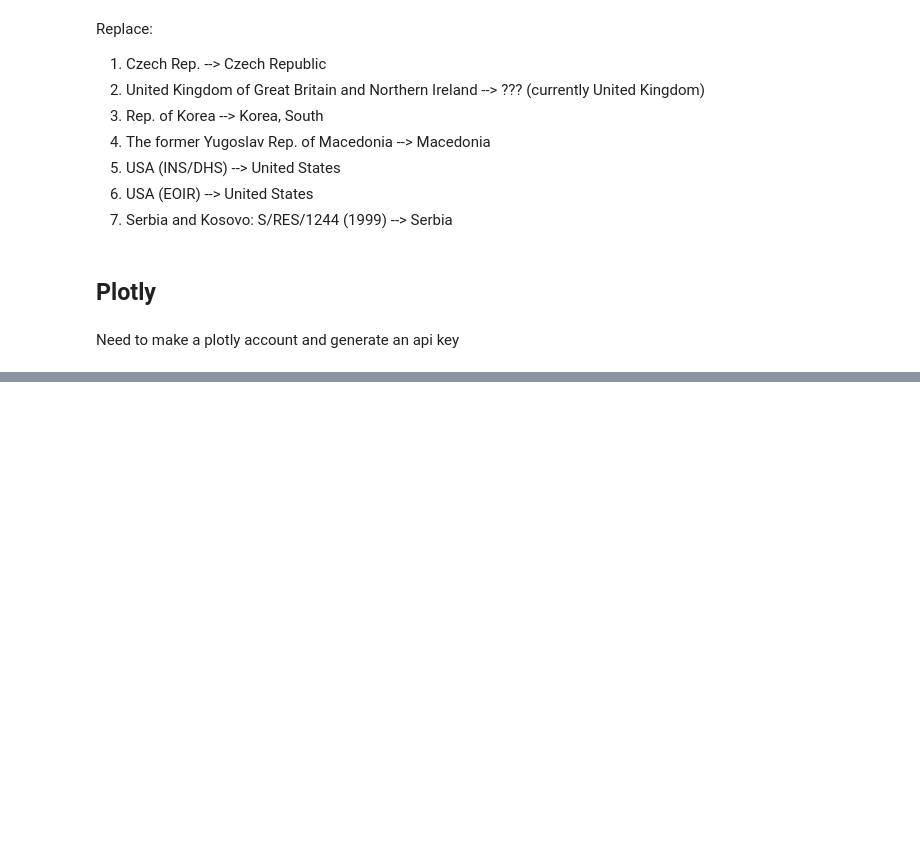
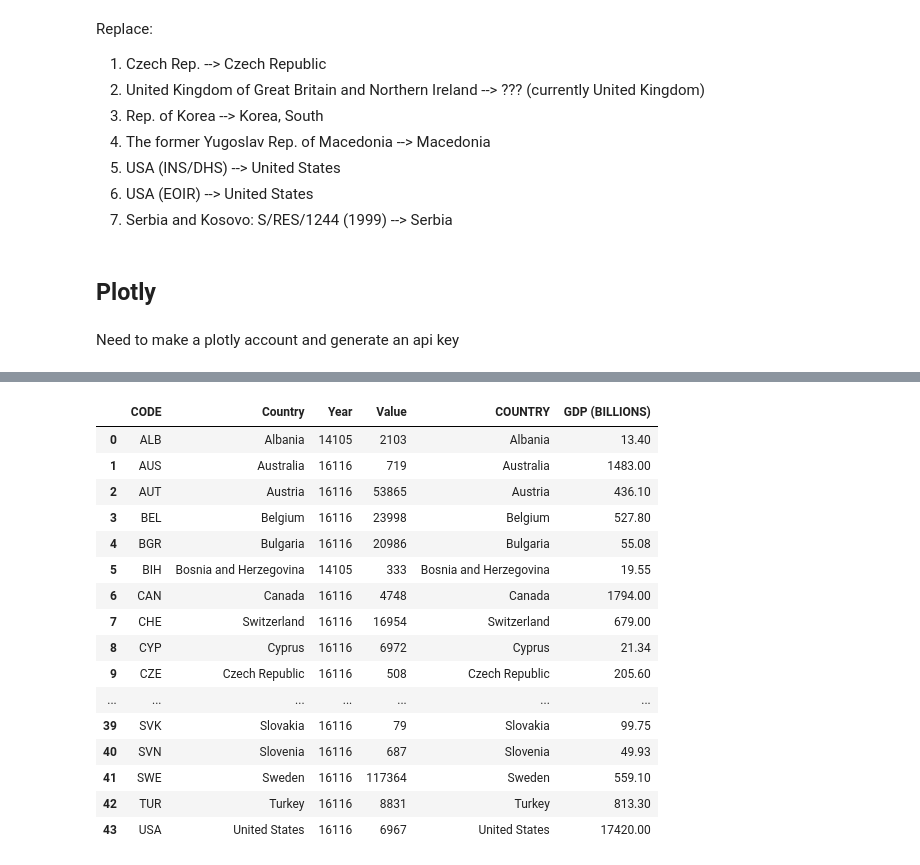
Before and after one commit to romansul/syrian-civil-war, a Jupyter notebook: Choropleth Map Refugee World.ipynb, the cells around one changed output, grey strips where cells are left out. Saved outputs shown, nothing was run; the diff lists cells and outputs as text; code cells hidden in the pictures; blank space fills up the shorter version.

```diff
--- a/Choropleth Map Refugee World.ipynb
+++ b/Choropleth Map Refugee World.ipynb
@@ -125,8 +143,26 @@ new_total_df = new_total_df.reset_index()
 # %%
 # merged_df = new_refugee_df.set_index('Country / territory of asylum/residence').join(code_df.set_index('COUNTRY'))
-all_code_df = code_df.set_index('CODE').join(new_total_df.set_index('CODE'))
+all_code_df = new_total_df.set_index('CODE').join(code_df.set_index('CODE'))
 all_code_df = all_code_df.reset_index()
-# all_code_df
+all_code_df
+# %% [output]
+|  | CODE | Country | Year | Value | COUNTRY | GDP (BILLIONS) |
+| 0 | ALB | Albania | 14105 | 2103 | Albania | 13.40 |
+| 1 | AUS | Australia | 16116 | 719 | Australia | 1483.00 |
+| 2 | AUT | Austria | 16116 | 53865 | Austria | 436.10 |
+| 3 | BEL | Belgium | 16116 | 23998 | Belgium | 527.80 |
+| 4 | BGR | Bulgaria | 16116 | 20986 | Bulgaria | 55.08 |
+| 5 | BIH | Bosnia and Herzegovina | 14105 | 333 | Bosnia and Herzegovina | 19.55 |
+| 6 | CAN | Canada | 16116 | 4748 | Canada | 1794.00 |
+| 7 | CHE | Switzerland | 16116 | 16954 | Switzerland | 679.00 |
+| 8 | CYP | Cyprus | 16116 | 6972 | Cyprus | 21.34 |
+| 9 | CZE | Czech Republic | 16116 | 508 | Czech Republic | 205.60 |
+| ... | ... | ... | ... | ... | ... | ... |
+| 39 | SVK | Slovakia | 16116 | 79 | Slovakia | 99.75 |
+| 40 | SVN | Slovenia | 16116 | 687 | Slovenia | 49.93 |
+| 41 | SWE | Sweden | 16116 | 117364 | Sweden | 559.10 |
+| 42 | TUR | Turkey | 16116 | 8831 | Turkey | 813.30 |
+| 43 | USA | United States | 16116 | 6967 | United States | 17420.00 |
 # %%
 # Add longitude and latitude values
 all_code_df = all_code_df.set_index('Country').join(locations_df.set_index('name'))
```
Also changed, not shown: parts of 5 cells of this notebook.
